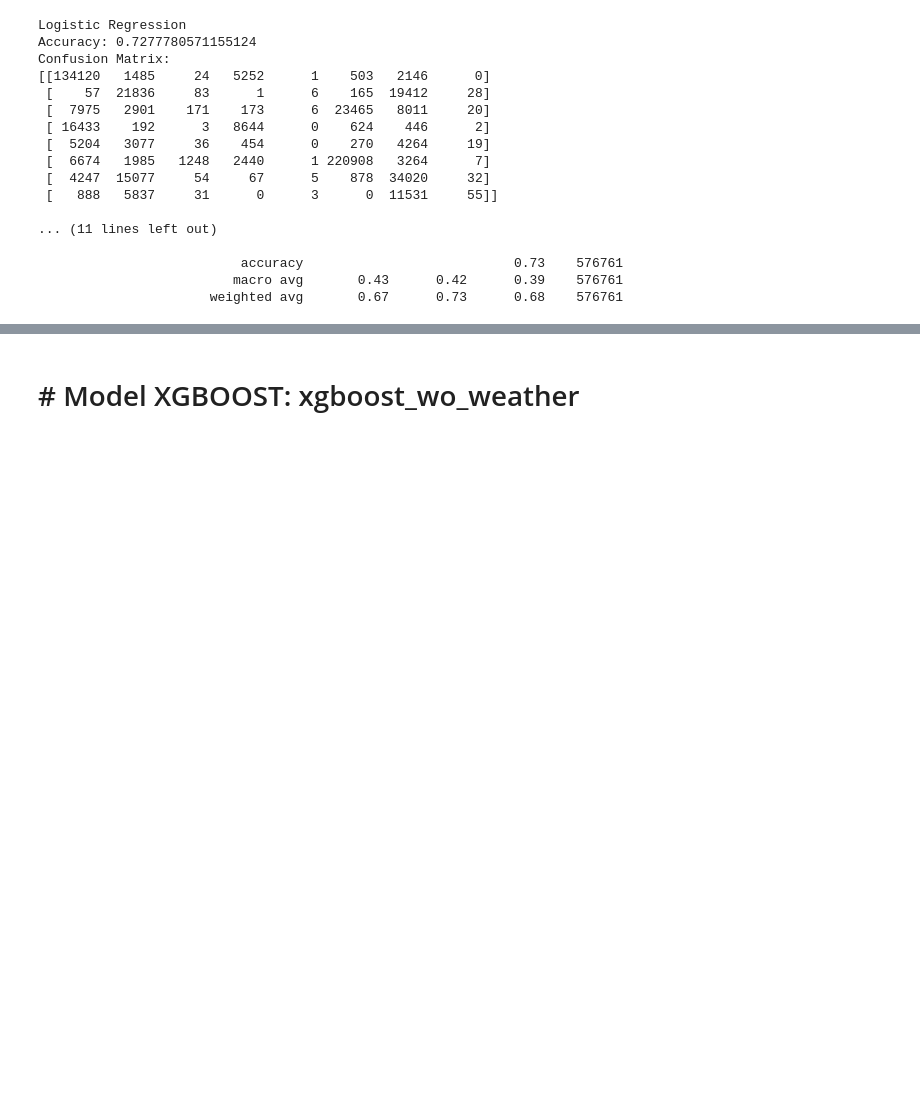
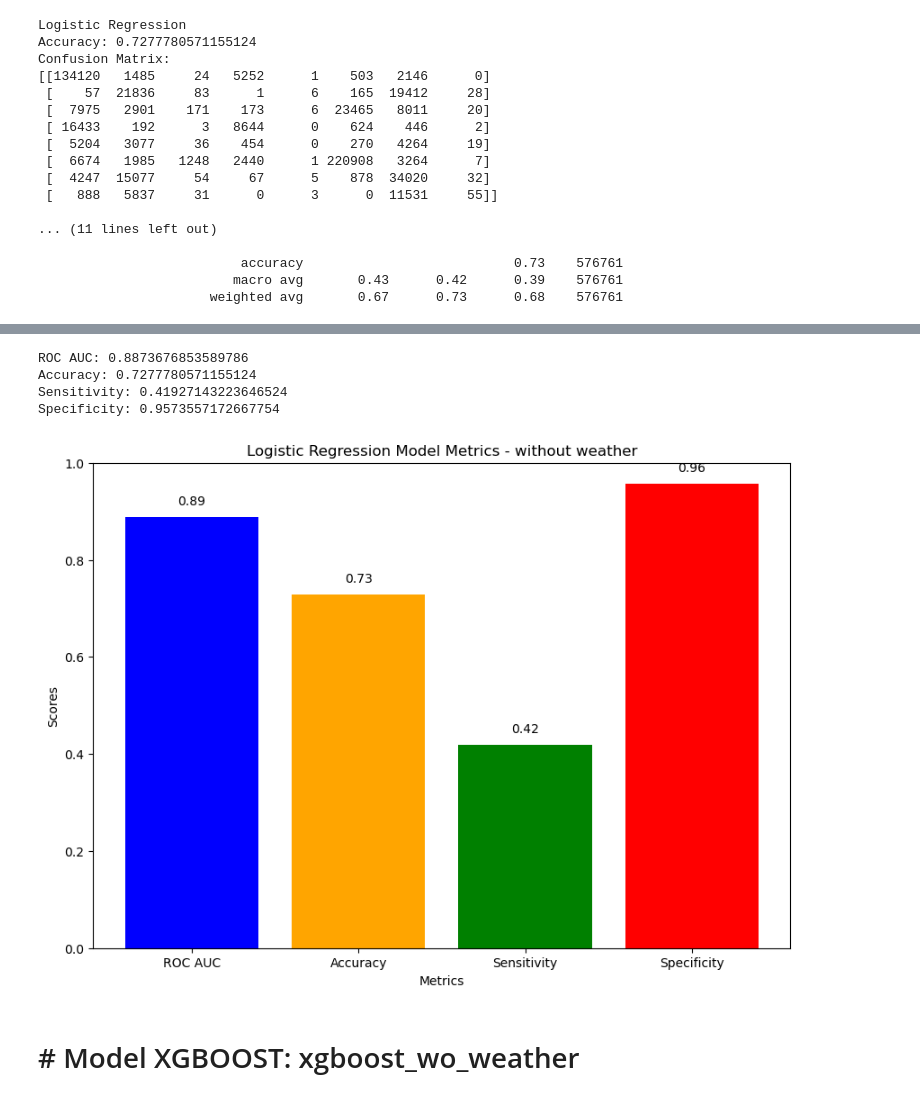
Before and after one commit to elijahcw-git/Capstone, a Jupyter notebook: 2-wo_weather-4-models.ipynb, the cells around one changed output, grey strips where cells are left out. Cells and saved outputs as stored; diff of their text form; code cells hidden in the pictures; blank space fills up the shorter version.

```diff
--- a/2-wo_weather-4-models.ipynb
+++ b/2-wo_weather-4-models.ipynb
@@ -185,3 +185,72 @@ plt.show()
+# %%
+from sklearn.preprocessing import label_binarize
+from sklearn.metrics import roc_auc_score
+from sklearn.metrics import roc_curve, auc, accuracy_score, recall_score, confusion_matrix
+import matplotlib.pyplot as plt
+import numpy as np
+
+# Function to calculate specificity for binary classification
+def specificity(y_true, y_pred):
+    tn, fp, fn, tp = confusion_matrix(y_true, y_pred).ravel()
+    return tn / (tn + fp)
+
+# Calculate metrics
+y_pred_prob = logreg.predict_proba(X_test_scaled)
+y_pred = logreg.predict(X_test_scaled)
+
+# For multi-class ROC AUC, y_test needs to be binarized
+y_test_binarized = label_binarize(y_test, classes=np.unique(y))
+
+# Calculate ROC AUC
+roc_auc = roc_auc_score(y_test_binarized, y_pred_prob, multi_class="ovr", average="macro")
+
+# Calculate Sensitivity (Recall)
+sensitivity = recall_score(y_test, y_pred, average="macro")
+
+# Calculate Specificity
+# Since specificity is not a built-in metric, we calculate it manually for each class and take the average
+specificity_scores = []
+for class_label in np.unique(y_train):
+    # Binarize y_test for the current class
+    y_test_binary = (y_test == class_label).astype(int)
+    y_pred_binary = (y_pred == class_label).astype(int)
+    specificity_scores.append(specificity(y_test_binary, y_pred_binary))
+
+average_specificity = np.mean(specificity_scores)
+
+# Calculate Accuracy
+accuracy = accuracy_score(y_test, y_pred)
+
+# Creating a dictionary for metrics to plot
+metrics_dict = {
+    'ROC AUC': roc_auc,
+    'Accuracy': accuracy,
+    'Sensitivity': sensitivity,
+    'Specificity': average_specificity
+}
+
+# Print the metrics
+print("ROC AUC:", roc_auc)
+print("Accuracy:", accuracy)
+print("Sensitivity:", sensitivity)
+print("Specificity:", average_specificity)
+
+# Plotting the metrics
+plt.figure(figsize=(10, 7))
+plt.bar(metrics_dict.keys(), metrics_dict.values(), color=['blue', 'orange', 'green', 'red'])
+plt.xlabel('Metrics')
+plt.ylabel('Scores')
+plt.title('Logistic Regression Model Metrics - without weather')
+plt.ylim(0, 1)
+for i, v in enumerate(metrics_dict.values()):
+    plt.text(i, v + 0.02, f"{v:.2f}", ha='center', va='bottom')
+plt.show()
+# %% [output]
+ROC AUC: 0.8873676853589786
+Accuracy: 0.7277780571155124
+Sensitivity: 0.41927143223646524
+Specificity: 0.9573557172667754
+[figure, added]
 # %% [markdown]
 # # Model XGBOOST: xgboost_wo_weather
 # %%
```
Also changed, not shown: parts of 15 cells of this notebook, 3 other files.
